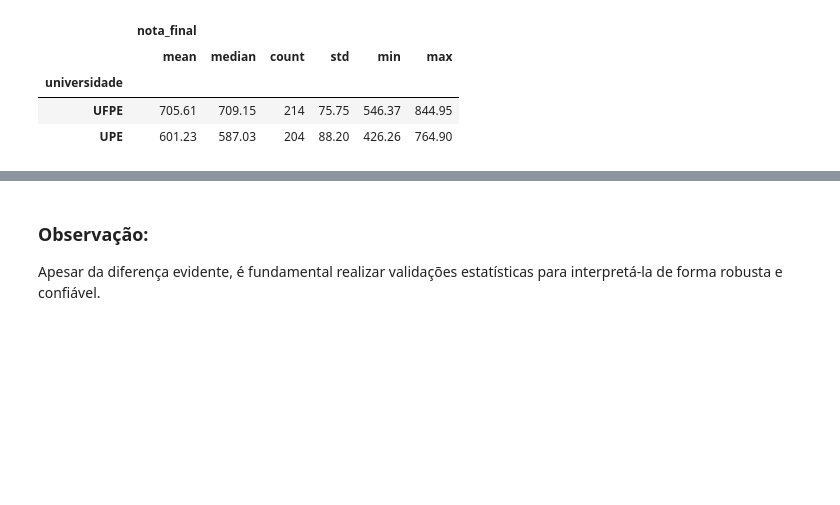
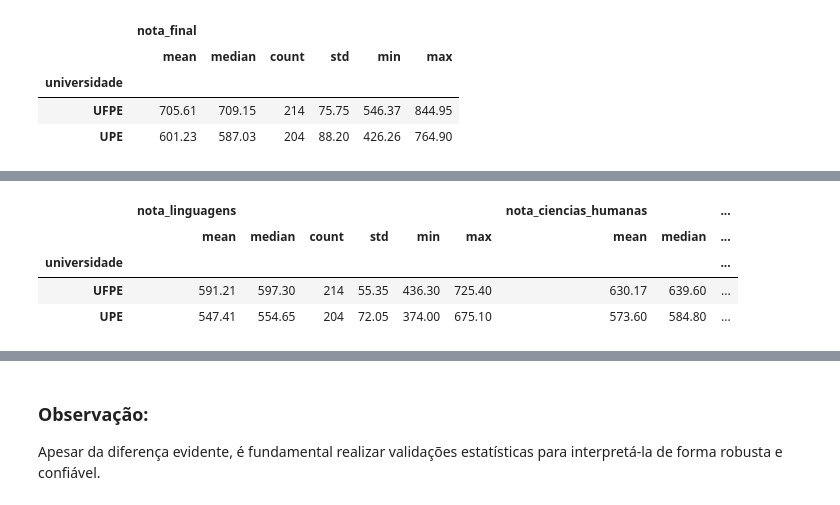
Before and after one commit to pedroohsilva/desempenhos-ENEM-engenharia-computacao-UPE-UFPE-2022, a Jupyter notebook: Análise Exploratória de Dados/Análise Exploratória de Dados.ipynb, the cells around one changed output, grey strips where cells are left out. Drawn from its saved outputs; the diff is of its cells as text; code cells hidden in the pictures; blank space fills up the shorter version.

```diff
--- a/Análise Exploratória de Dados/Análise Exploratória de Dados.ipynb
+++ b/Análise Exploratória de Dados/Análise Exploratória de Dados.ipynb
@@ -173,0 +180,9 @@ df[['nota_final', 'universidade']].groupby([ 'universidade']).agg(['mean', 'medi
+# %%
+# Desempenho por Áreas do Conhecimento
+df[['nota_linguagens', 'nota_ciencias_humanas', 'nota_ciencias_natureza', 'nota_matematica', 'nota_redacao', 'universidade']].groupby([ 'universidade']).agg(['mean', 'median', 'count', 'std', 'min', 'max'])
+# %% [output]
+|  | nota_linguagens |  |  |  |  |  | nota_ciencias_humanas |  | ... |
+|  | mean | median | count | std | min | max | mean | median | ... |
+| universidade |  |  |  |  |  |  |  |  | ... |
+| UFPE | 591.21 | 597.30 | 214 | 55.35 | 436.30 | 725.40 | 630.17 | 639.60 | ... |
+| UPE | 547.41 | 554.65 | 204 | 72.05 | 374.00 | 675.10 | 573.60 | 584.80 | ... |
```
Also changed, not shown: parts of 4 cells of this notebook.
